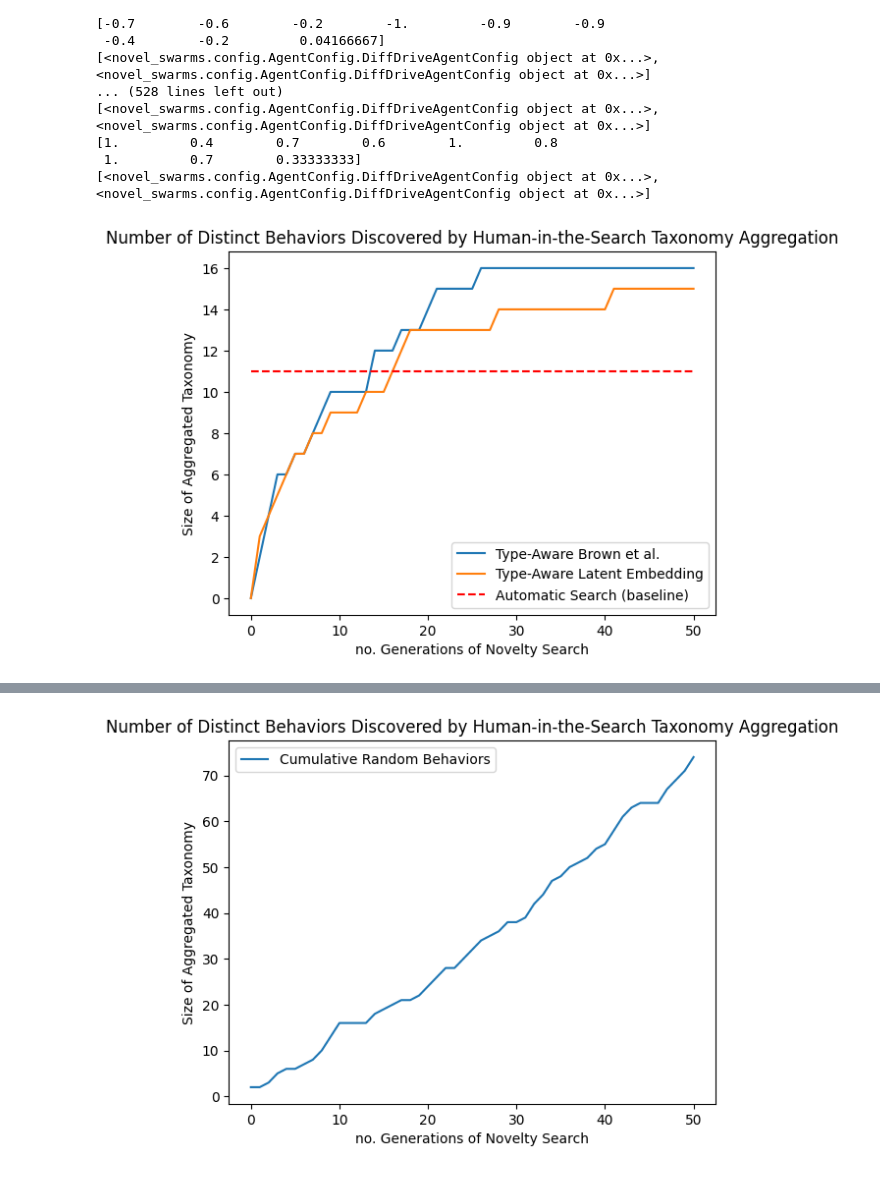
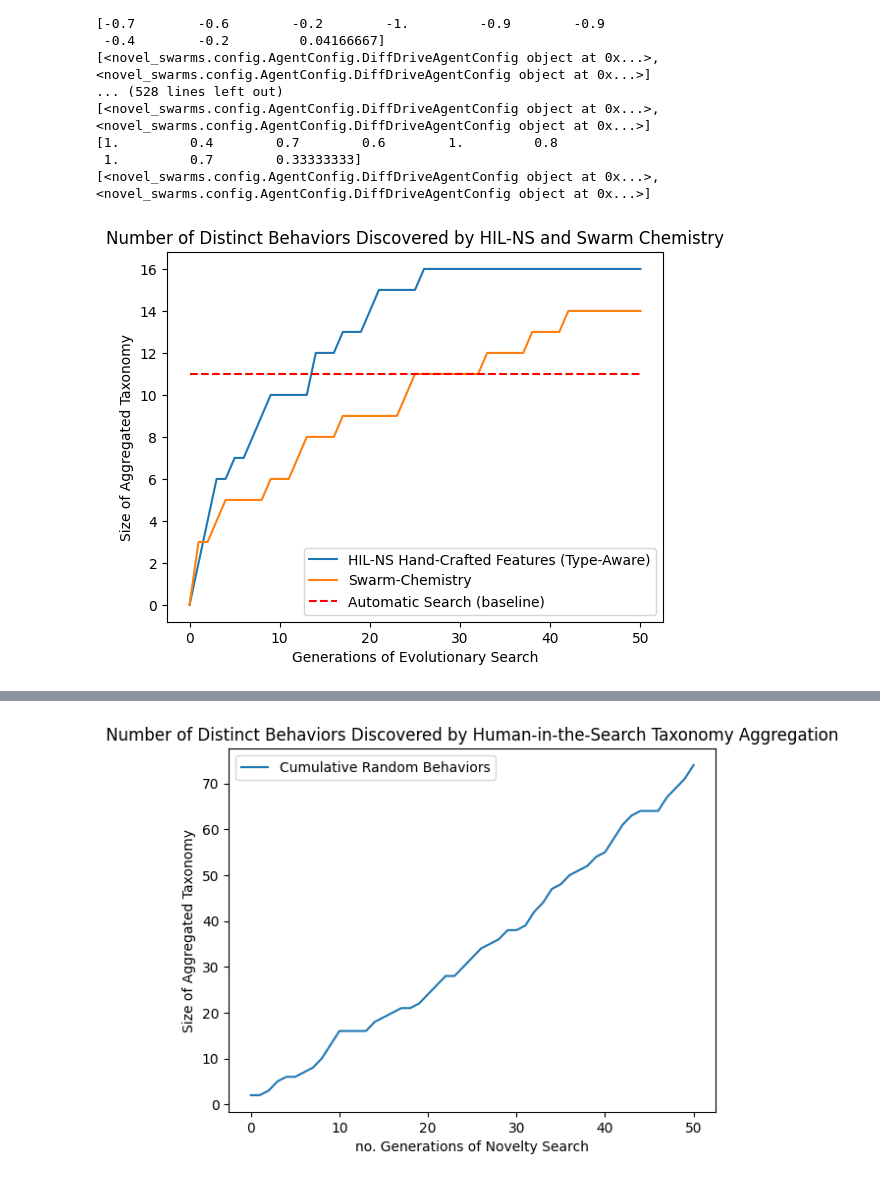
Before and after one commit to Connor-Mattson/SwarmBehaviorDiscovery, a Jupyter notebook: src/z-experiments/MRS-notebooks/06-22-23-Q11.ipynb, the cells around one changed output, grey strips where cells are left out. Drawn from its saved outputs; the diff is of its cells as text; code cells hidden in the pictures.

```diff
--- a/src/z-experiments/MRS-notebooks/06-22-23-Q11.ipynb
+++ b/src/z-experiments/MRS-notebooks/06-22-23-Q11.ipynb
@@ -54,20 +54,22 @@ Ask the human about the following genomes...
 # %%
 import matplotlib.pyplot as plt
 
 x = [i for i in range(0, 51, 1)]
 y   = [0, 2, 4, 6, 6, 7, 7, 8, 9, 10, 10, 10, 10, 10, 12, 12, 12, 13, 13, 13, 14, 15, 15, 15, 15, 15, 16, 16, 16, 16, 16, 16, 16, 16, 16, 16, 16, 16, 16, 16, 16, 16, 16, 16, 16, 16, 16, 16, 16, 16, 16]
-y_2 = [0, 3, 4, 5, 6, 7, 7, 8, 8, 9, 9, 9, 9, 10, 10, 10, 11, 12, 13, 13, 13, 13, 13, 13, 13, 13, 13, 13, 14, 14, 14, 14, 14, 14, 14, 14, 14, 14, 14, 14, 14, 15, 15, 15, 15, 15, 15, 15, 15, 15, 15]
+# y_2 = [0, 3, 4, 5, 6, 7, 7, 8, 8, 9, 9, 9, 9, 10, 10, 10, 11, 12, 13, 13, 13, 13, 13, 13, 13, 13, 13, 13, 14, 14, 14, 14, 14, 14, 14, 14, 14, 14, 14, 14, 14, 15, 15, 15, 15, 15, 15, 15, 15, 15, 15]
+y_SC = [0, 3, 3, 4, 5, 5, 5, 5, 5, 6, 6, 6, 7, 8, 8, 8, 8, 9, 9, 9, 9, 9, 9, 9, 10, 11, 11, 11, 11, 11, 11, 11, 11, 12, 12, 12, 12, 12, 13, 13, 13, 13, 14, 14, 14, 14, 14, 14, 14, 14, 14]
 y_3 = [11 for i in range(0, 51, 1)]
 
 plt.locator_params(axis="both", integer=True, tight=True)
-plt.xlabel("no. Generations of Novelty Search")
+plt.xlabel("Generations of Evolutionary Search")
 plt.ylabel("Size of Aggregated Taxonomy")
-plt.title("Number of Distinct Behaviors Discovered by Human-in-the-Search Taxonomy Aggregation")
-plt.plot(x, y, label="Type-Aware Brown et al.")
-plt.plot(x, y_2, label="Type-Aware Latent Embedding")
+plt.title("Number of Distinct Behaviors Discovered by HIL-NS and Swarm Chemistry")
+plt.plot(x, y, label="HIL-NS Hand-Crafted Features (Type-Aware)")
+plt.plot(x, y_SC, label="Swarm-Chemistry")
+# plt.plot(x, y_2, label="Type-Aware Latent Embedding")
 plt.plot(x, y_3, 'r--', label="Automatic Search (baseline)")
 
 plt.legend()
 plt.show()
 # %% [output]
-[figure, old version]
+[figure, new version]
```
Also changed, not shown: parts of 1 cell of this notebook, 2 other files.
